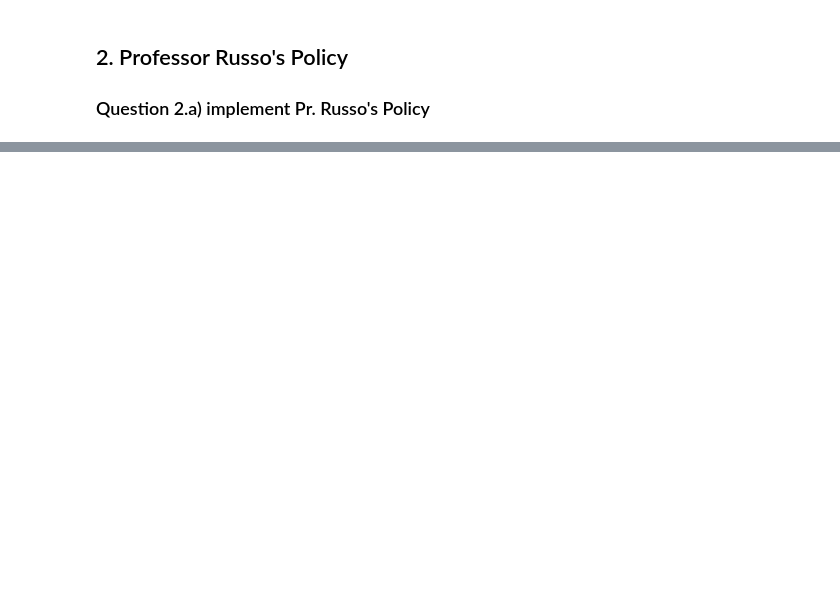
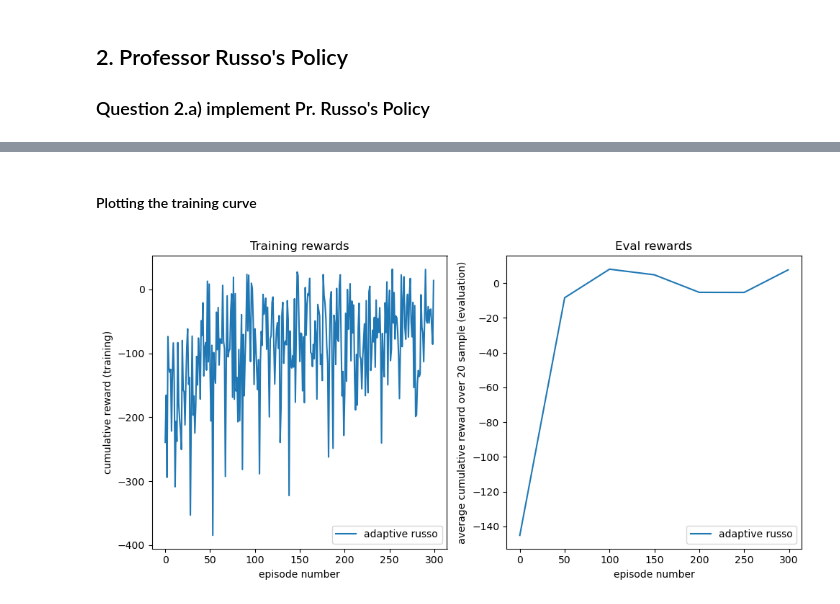
Before and after one commit to RenardDesNeiges/EpidemicsSimulator, a Jupyter notebook: solution.ipynb, the cells around one changed output, grey strips where cells are left out. Drawn from its saved outputs; the diff is of its cells as text; code cells hidden in the pictures; blank space fills up the shorter version.

```diff
--- a/solution.ipynb
+++ b/solution.ipynb
@@ -227,0 +412,24 @@ def evaluate(env, agent, eval_iterations = 50):
+# %%
+class DQN(nn.Module):
+    """Fully connected Q-Value estimator network."""
+    def __init__(self, in_dim:int=126, out_dim:int=16)-> nn.Module:
+        super().__init__()
+
+        lin_layers = []
+        lin1 = nn.Linear(in_features=in_dim, out_features=64)
+        relu1 = nn.ReLU()
+        lin_layers += [lin1, relu1]
+        lin2 = nn.Linear(in_features=64, out_features=32)
+        relu2 = nn.ReLU()
+        lin_layers += [lin2, relu2]
+        lin3 = nn.Linear(in_features=32, out_features=16)
+        relu3 = nn.ReLU()
+        lin_layers += [lin3, relu3]
+        lin4 = nn.Linear(in_features=16, out_features=out_dim)
+        lin_layers += [lin4]
+
+        self.fcn = nn.Sequential(*lin_layers)
+
+    def forward(self, x:Tensor) -> Tensor:
+        x = self.fcn(x.view(x.size(0), -1))
+        return x
@@ -227,0 +524,23 @@ def evaluate(env, agent, eval_iterations = 50):
+# %% [markdown]
+#### Plotting the training curve
+# %%
+def plot_training_curves(numerical_results):
+    fig, ax = plt.subplots(1,2,figsize=(10,5))
+    for nr in numerical_results:
+        ax[0].plot(nr['rlog_training'])
+        ax[0].set_title('Training rewards')
+        ax[0].set_ylabel('cumulative reward (training)')
+        ax[0].set_xlabel('episode number')
+        ax[1].plot(nr['x_eval'], nr['rlog_eval'])
+        ax[1].set_ylabel('average cumulative reward over 20 sample (evaluation)')
+        ax[1].set_xlabel('episode number')
+        ax[1].set_title('Eval rewards')
+    ax[0].legend([nr['run_name'] for nr in numerical_results])
+    ax[1].legend([nr['run_name'] for nr in numerical_results])
+    fig.tight_layout()
+
+with open(RESULTS_FOLDER + 'deep_q_learning.pkl', 'rb') as file:
+    training_curves =  pickle.load(file)
+plot_training_curves([training_curves])
+# %% [output]
+[figure, added]
```
Also changed, not shown: parts of 47 cells of this notebook, 9 other files.
